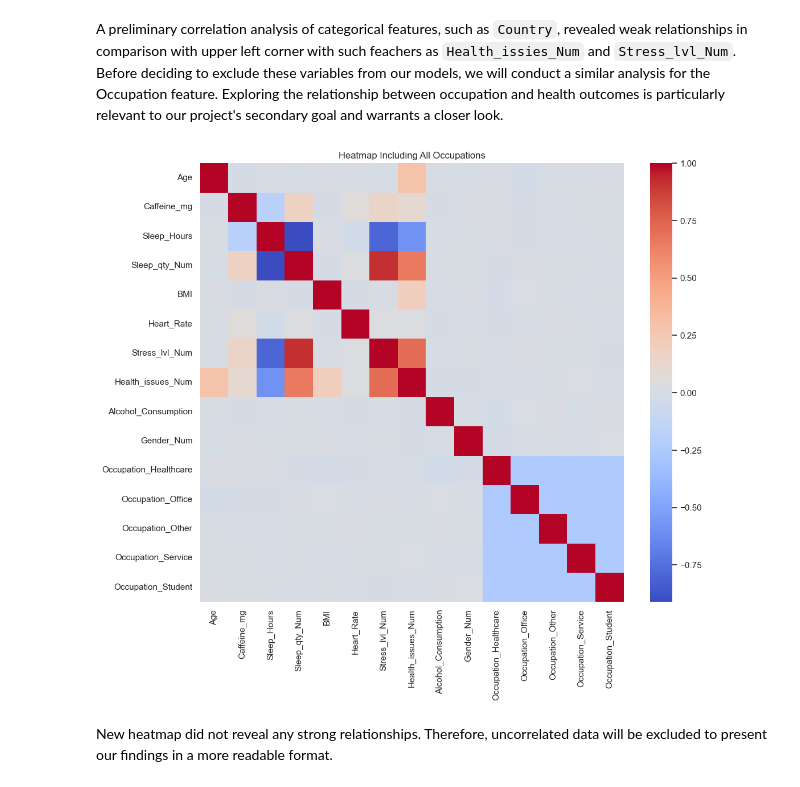
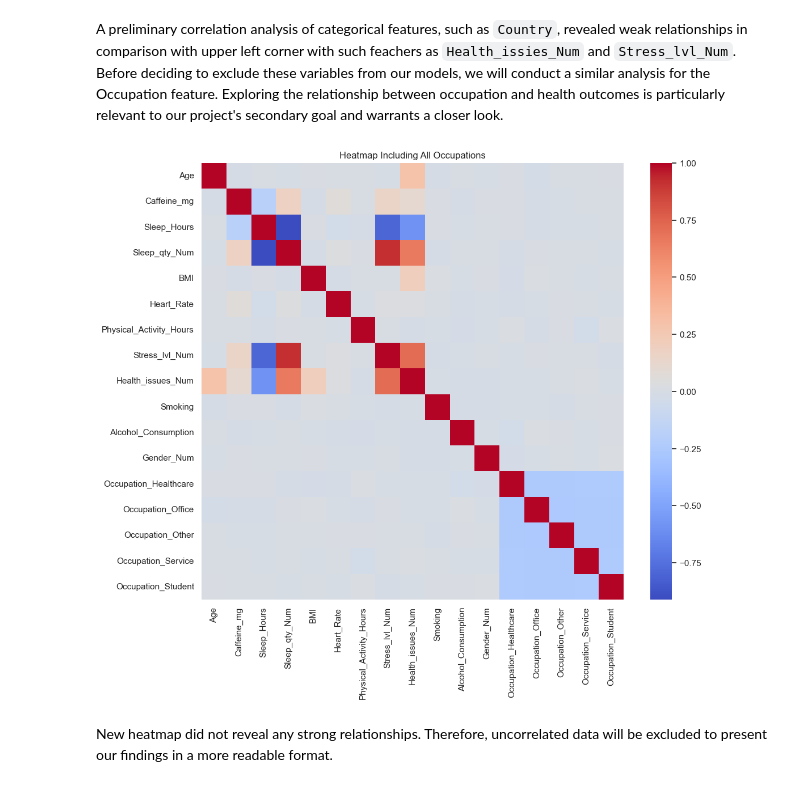
Before and after one commit to Itz-Ezu/DKKO_group6, a Jupyter notebook: coffee_project/hot_coffee.ipynb, the cells around one changed output. Cells and saved outputs as stored; diff of their text form; code cells hidden in the pictures.

```diff
--- a/coffee_project/hot_coffee.ipynb
+++ b/coffee_project/hot_coffee.ipynb
@@ -168,7 +168,7 @@ df['Health_issues_Num'] = df['Health_Issues'].map(health_map)
 df['Gender_Num'] = df['Gender'].map(gender_map)
 
 
-corr = df[[
+NumDf = df[[
     'Age',
     #'Coffee_Intake',
     'Caffeine_mg',
@@ -182,8 +182,9 @@ corr = df[[
     'Smoking',
     'Alcohol_Consumption',
     'Gender_Num'
-]].corr()
+]]
 
+corr = NumDf.corr()
 
 plt.figure(figsize=(10, 10))
 plt.imshow(corr, cmap='coolwarm', interpolation='none')
@@ -198,24 +199,11 @@ for i in range(len(corr)):
 plt.title("Correlation Heatmap")
 plt.show()
 
+
 print("\n--- Bigger picture ---\n")
 
-df2 = df[[
-    'Age',
-    #'Coffee_Intake',
-    'Caffeine_mg',
-    'Sleep_Hours',
-    'Sleep_qty_Num',
-    'BMI',
-    'Heart_Rate',
-    'Stress_lvl_Num',
-    'Health_issues_Num',
-    'Alcohol_Consumption',
-    'Gender_Num'
-]]
-
 df_country_dummies = pd.get_dummies(df['Country'], prefix='Country')
-df_merged = pd.concat([df2, df_country_dummies], axis=1)
+df_merged = pd.concat([NumDf, df_country_dummies], axis=1)
 
 plt.figure(figsize=(12, 10))
 sns.heatmap(df_merged.corr(), cmap='coolwarm')
@@ -230,15 +218,15 @@ plt.show()
 A preliminary correlation analysis of categorical features, such as `Country`, revealed weak relationships in comparison with upper left corner with such feachers as `Health_issies_Num` and `Stress_lvl_Num`. Before deciding to exclude these variables from our models, we will conduct a similar analysis for the Occupation feature. Exploring the relationship between occupation and health outcomes is particularly relevant to our project's secondary goal and warrants a closer look.
 # %%
 df_occupation_dummies = pd.get_dummies(df['Occupation'], prefix='Occupation')
-df_merged2 = pd.concat([df2, df_occupation_dummies], axis=1)
+df_merged2 = pd.concat([NumDf, df_occupation_dummies], axis=1)
 
 plt.figure(figsize=(12, 10))
 sns.heatmap( df_merged2.corr(), cmap='coolwarm')
 
 plt.title('Heatmap Including All Occupations')
 plt.show()
 # %% [output]
-[figure, old version]
+[figure, new version]
 # %% [markdown]
 New heatmap did not reveal any strong relationships. Therefore, uncorrelated data will be excluded to present our findings in a more readable format.
 # %%
```
Also changed, not shown: parts of 1 cell of this notebook.
